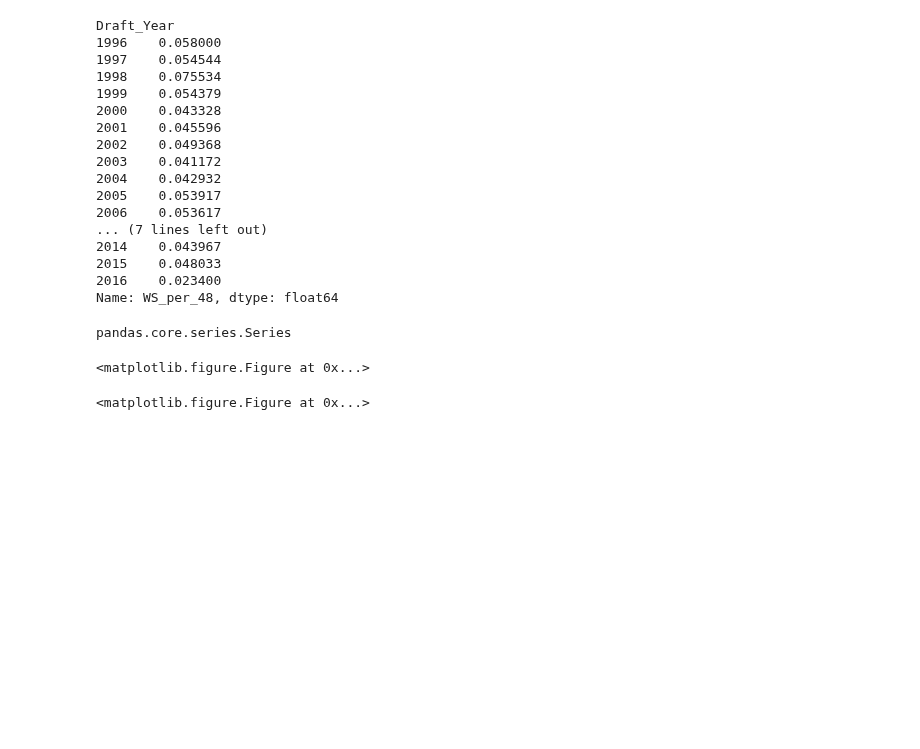
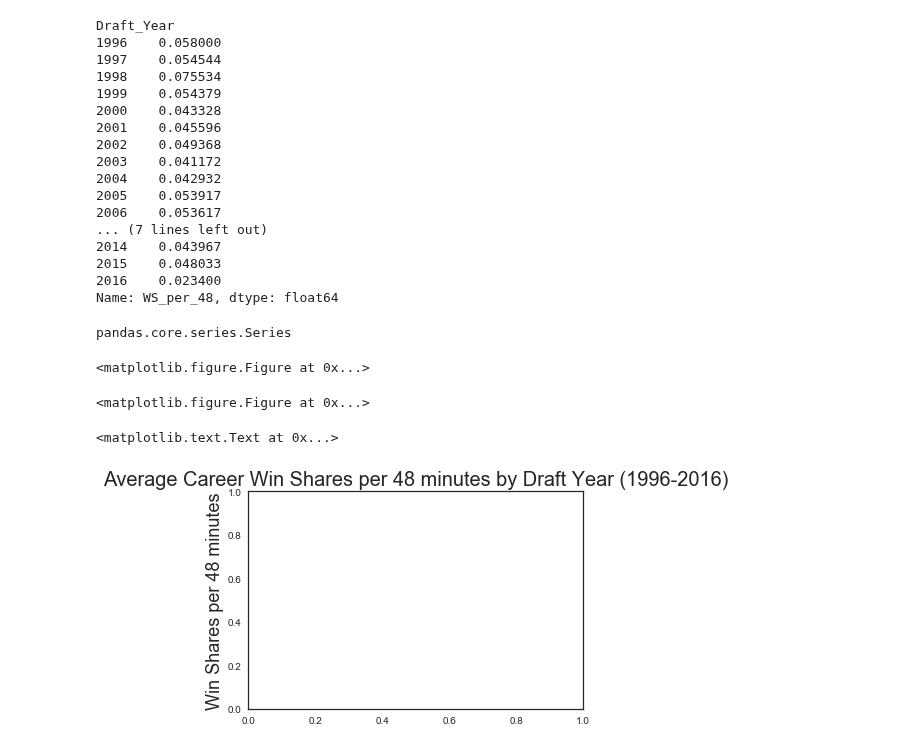
Before and after one commit to milankaku/NBADraftEngine, a Jupyter notebook: NBADraft.ipynb, the cells around one changed output. Drawn from its saved outputs; the diff is of its cells as text; code cells hidden in the pictures; blank space fills up the shorter version.

Commit message:
ipython notebook and python file for plotting the win shares per 48 minutes by draft year

```diff
--- a/NBADraft.ipynb
+++ b/NBADraft.ipynb
@@ -363,3 +301,9 @@ ppt.figure(figsize=(13,10))
 # %%
 x_values = draft_df.Draft_Year.unique()
 y_values = WS48_yearly_avg
+# %%
+ppt.title('Average Career Win Shares per 48 minutes by Draft Year (1996-2016)', fontsize=20)
+ppt.ylabel('Win Shares per 48 minutes', fontsize=18)
+# %% [output]
+<matplotlib.text.Text at 0x...>
+[figure, added]
```
Also changed, not shown: parts of 6 cells of this notebook, 1 other file.
